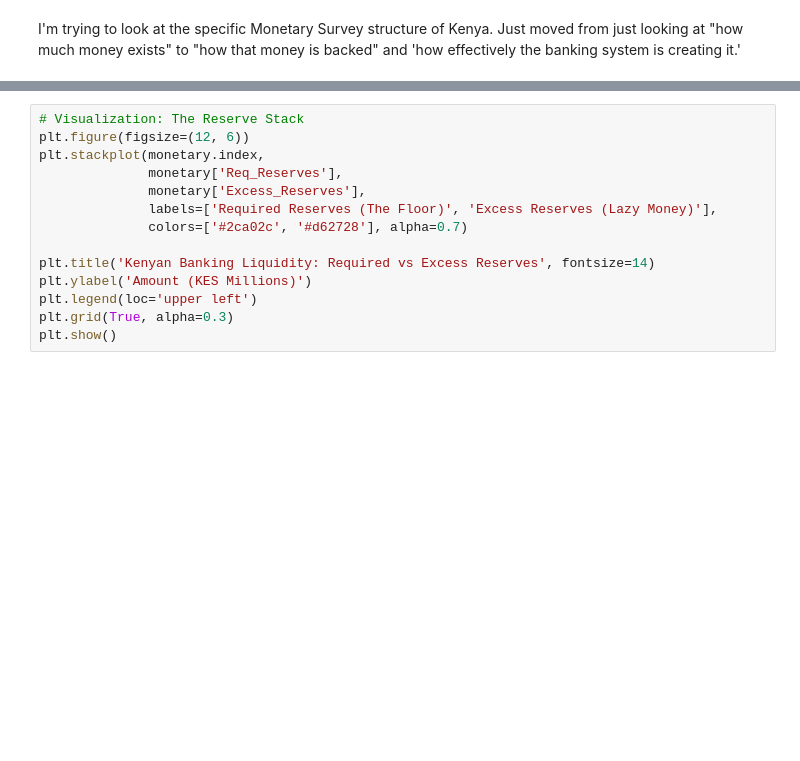
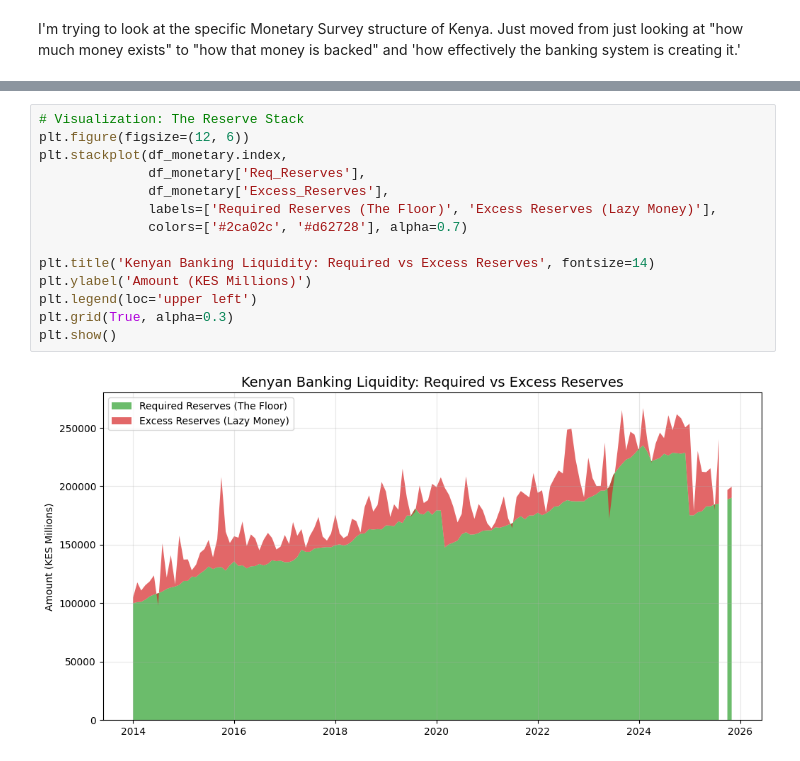
Before and after one commit to asaphray/cbk-macroeconomic-analysis, a Jupyter notebook: notebooks/python/03_monetary_analysis.ipynb, the cells around one changed output, grey strips where cells are left out. Drawn from its saved outputs; the diff is of its cells as text; blank space fills up the shorter version.

```diff
--- a/notebooks/python/03_monetary_analysis.ipynb
+++ b/notebooks/python/03_monetary_analysis.ipynb
@@ -301,14 +299,16 @@ KeyError: 'Excess_Reserves'
 # %%
 # Visualization: The Reserve Stack
 plt.figure(figsize=(12, 6))
-plt.stackplot(monetary.index,
-              monetary['Req_Reserves'],
-              monetary['Excess_Reserves'],
+plt.stackplot(df_monetary.index,
+              df_monetary['Req_Reserves'],
+              df_monetary['Excess_Reserves'],
               labels=['Required Reserves (The Floor)', 'Excess Reserves (Lazy Money)'],
               colors=['#2ca02c', '#d62728'], alpha=0.7)
 
 plt.title('Kenyan Banking Liquidity: Required vs Excess Reserves', fontsize=14)
 plt.ylabel('Amount (KES Millions)')
 plt.legend(loc='upper left')
 plt.grid(True, alpha=0.3)
 plt.show()
+# %% [output]
+[figure, added]
```
Also changed, not shown: parts of 8 cells of this notebook.
